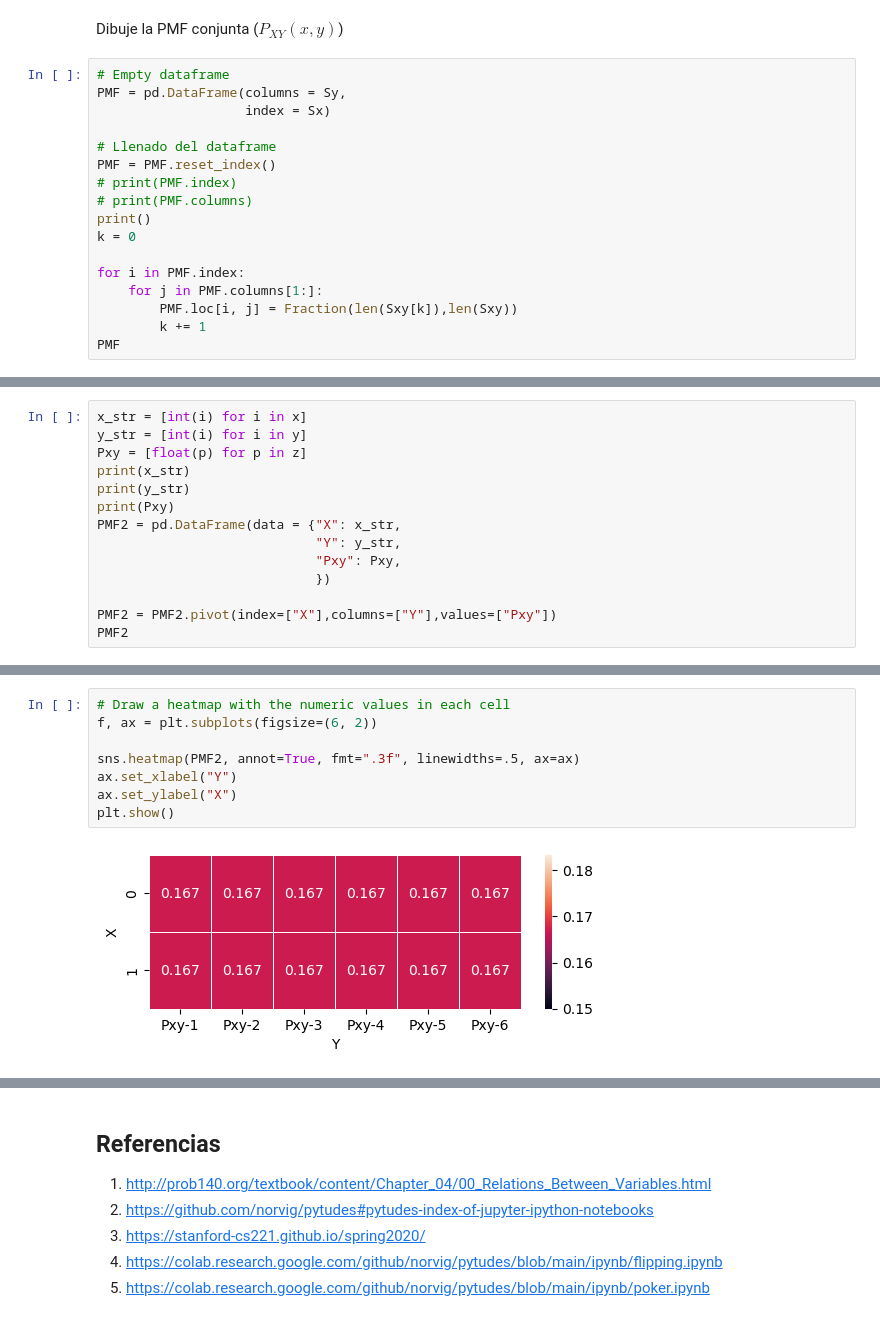
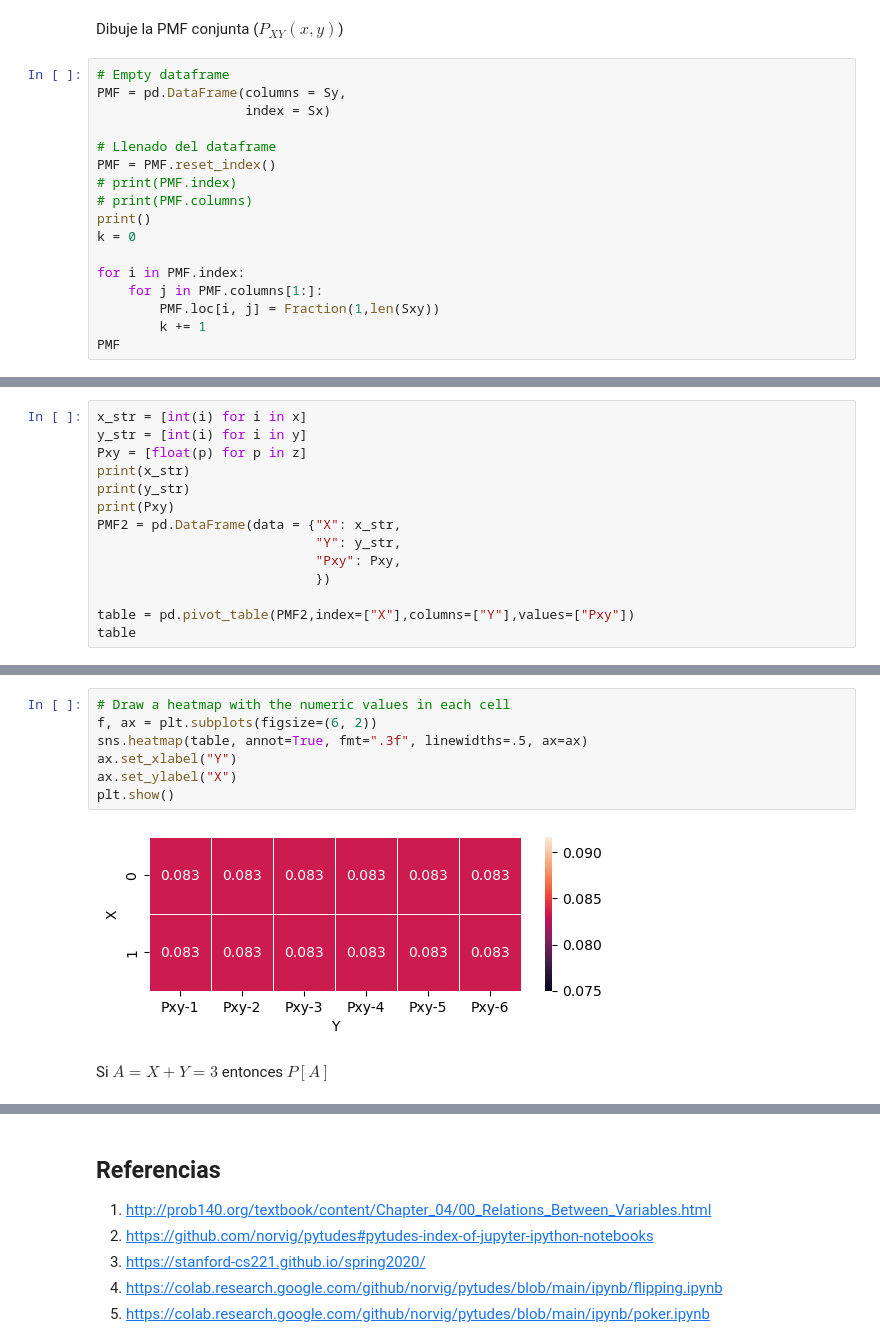
Before and after one commit to estocasticos-udem/curso_2023-1, a Jupyter notebook: probabilidad_conjunta/test.ipynb, the cells around one changed output, grey strips where cells are left out. Drawn from its saved outputs; the diff is of its cells as text.

```diff
--- a/probabilidad_conjunta/test.ipynb
+++ b/probabilidad_conjunta/test.ipynb
@@ -53,7 +53,7 @@ k = 0
 
 for i in PMF.index:
     for j in PMF.columns[1:]:
-        PMF.loc[i, j] = Fraction(len(Sxy[k]),len(Sxy))
+        PMF.loc[i, j] = Fraction(1,len(Sxy))
         k += 1
 PMF
 # %% [output]
@@ -96,8 +96,8 @@ PMF2 = pd.DataFrame(data = {"X": x_str,
                             "Pxy": Pxy,
                             })
 
-PMF2 = PMF2.pivot(index=["X"],columns=["Y"],values=["Pxy"])
-PMF2
+table = pd.pivot_table(PMF2,index=["X"],columns=["Y"],values=["Pxy"])
+table
 # %% [output]
 [0, 0, 0, 0, 0, 0, 1, 1, 1, 1, 1, 1]
 [1, 2, 3, 4, 5, 6, 1, 2, 3, 4, 5, 6]
@@ -110,10 +110,11 @@ PMF2
 # %%
 # Draw a heatmap with the numeric values in each cell
 f, ax = plt.subplots(figsize=(6, 2))
-
-sns.heatmap(PMF2, annot=True, fmt=".3f", linewidths=.5, ax=ax)
+sns.heatmap(table, annot=True, fmt=".3f", linewidths=.5, ax=ax)
 ax.set_xlabel("Y")
 ax.set_ylabel("X")
 plt.show()
 # %% [output]
-[figure, old version]
+[figure, new version]
+# %% [markdown]
+Si $𝐴={𝑋+𝑌=3}$ entonces $𝑃[𝐴]$
```
Also changed, not shown: parts of 15 cells of this notebook.
